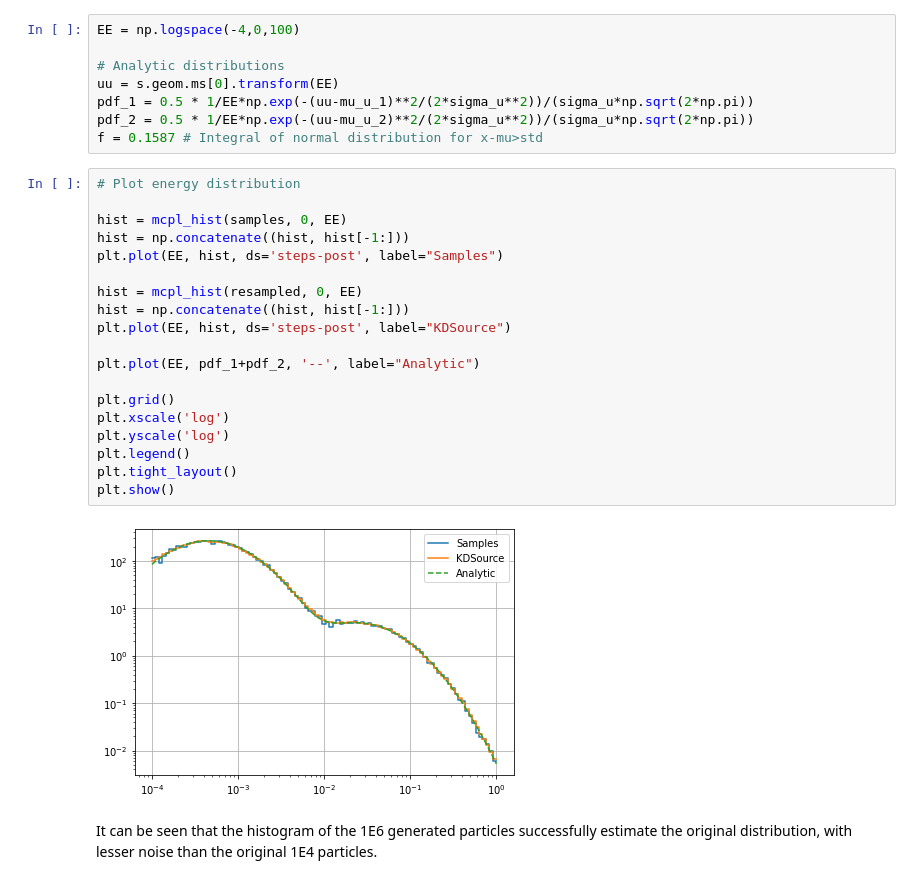
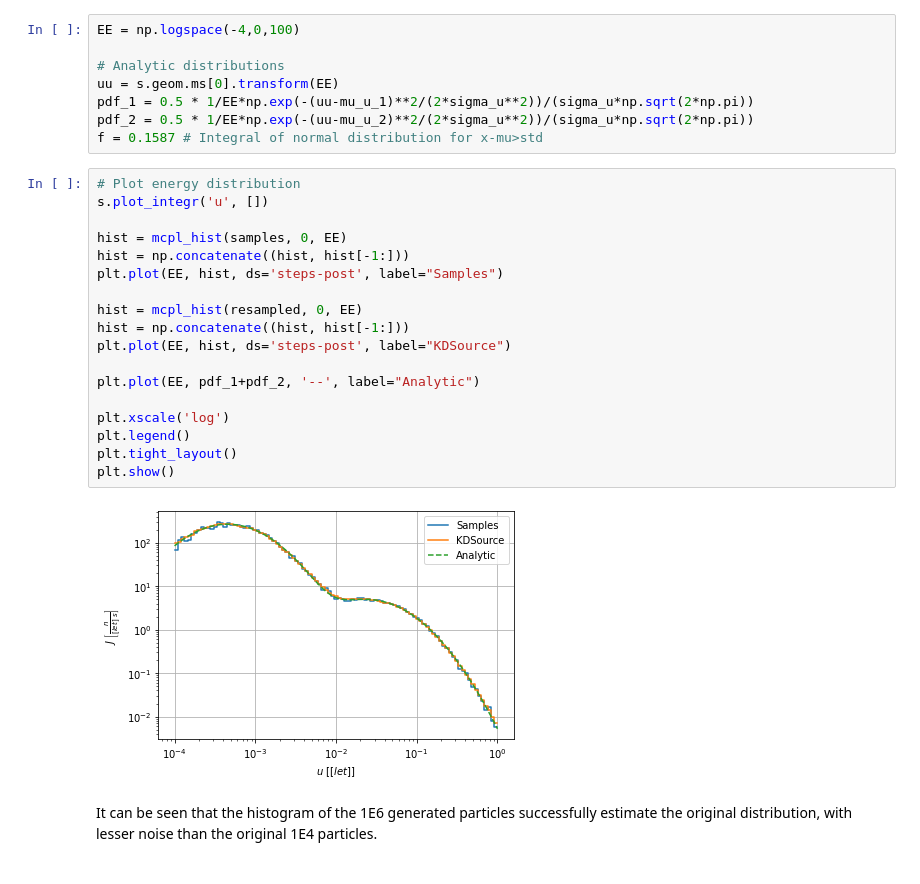
Before and after one commit to inti-abbate/KDSource, a Jupyter notebook: docs/source/Tutorial.ipynb, the cells around one changed output. Cells and saved outputs as stored; diff of their text form.

```diff
--- a/docs/source/Tutorial.ipynb
+++ b/docs/source/Tutorial.ipynb
@@ -429,25 +429,24 @@ pdf_2 = 0.5 * 1/EE*np.exp(-(uu-mu_u_2)**2/(2*sigma_u**2))/(sigma_u*np.sqrt(2*np.
 f = 0.1587 # Integral of normal distribution for x-mu>std
 # %%
 # Plot energy distribution
+s.plot_integr('u', [])
 
 hist = mcpl_hist(samples, 0, EE)
 hist = np.concatenate((hist, hist[-1:]))
 plt.plot(EE, hist, ds='steps-post', label="Samples")
 
 hist = mcpl_hist(resampled, 0, EE)
 hist = np.concatenate((hist, hist[-1:]))
 plt.plot(EE, hist, ds='steps-post', label="KDSource")
 
 plt.plot(EE, pdf_1+pdf_2, '--', label="Analytic")
 
-plt.grid()
 plt.xscale('log')
-plt.yscale('log')
 plt.legend()
 plt.tight_layout()
 plt.show()
 # %% [output]
-[figure, old version]
+[figure, new version]
 # %% [markdown]
 It can be seen that the histogram of the 1E6 generated particles successfully estimate the original distribution, with lesser noise than the original 1E4 particles.
 # %%
```
Also changed, not shown: parts of 14 cells of this notebook, 1 other file.
